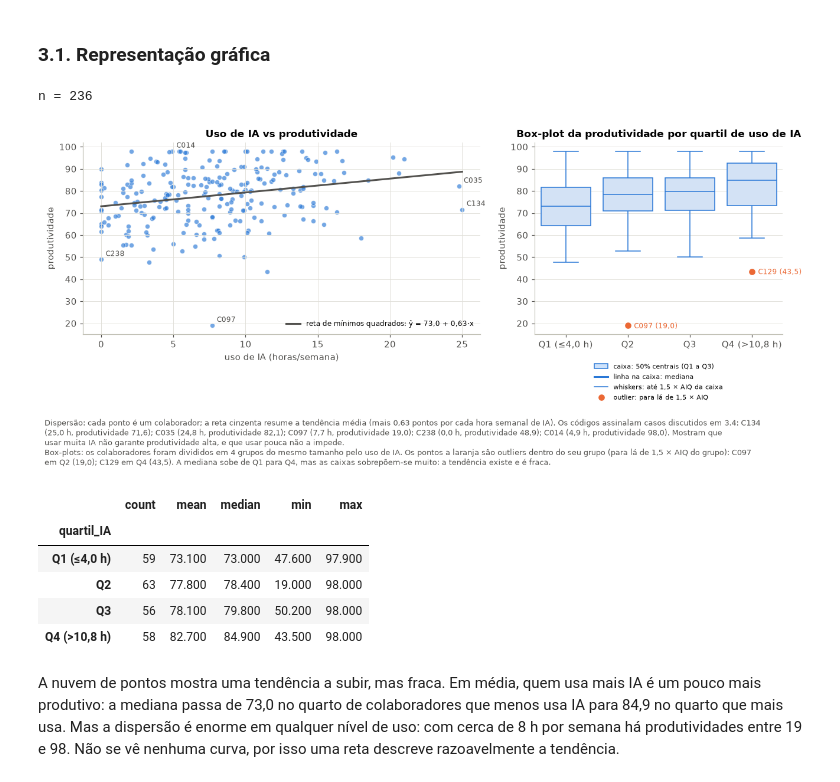
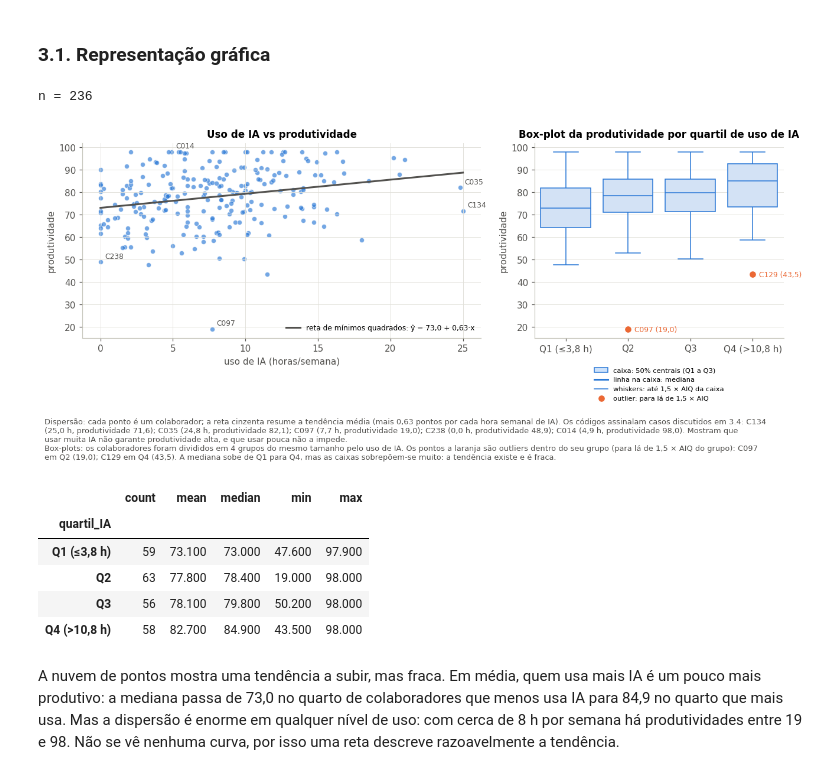
Before and after one commit to gcoutinho-ipca/tp1-mepa-ia-produtividade, a Jupyter notebook: TP1_MEPA_IA_Produtividade.ipynb, the cells around one changed output. Drawn from its saved outputs; the diff is of its cells as text; code cells hidden in the pictures.

```diff
--- a/TP1_MEPA_IA_Produtividade.ipynb
+++ b/TP1_MEPA_IA_Produtividade.ipynb
@@ -813,40 +816,38 @@ for cid in destaque:
 ax[0].set(title="Uso de IA vs produtividade", xlabel="uso de IA (horas/semana)", ylabel="produtividade")
 ax[0].legend(frameon=False, fontsize=8, loc="lower right")
 
 # divide os colaboradores em 4 grupos com o mesmo número de pessoas, por nível de uso de IA
-_, cortes = pd.qcut(d3.uso_ia_horas, 4, retbins=True)          # limites reais dos quartis
-d3["quartil_IA"] = pd.qcut(d3.uso_ia_horas, 4, labels=[f"Q1 (≤{fpt(cortes[1])} h)", "Q2", "Q3",
-                                                        f"Q4 (>{fpt(cortes[3])} h)"])
+d3["quartil_IA"] = pd.qcut(d3.uso_ia_horas, 4, labels=["Q1 (≤3,8 h)", "Q2", "Q3", "Q4 (>10,8 h)"])
 sns.boxplot(data=d3, x="quartil_IA", y="produtividade", ax=ax[1], color="#cde2fb", linecolor=AZUL,
             flierprops=dict(markerfacecolor=LARANJA, markeredgecolor="white", markersize=8))
 # outliers de cada grupo (a regra do box-plot aplica-se dentro de cada quartil)
 fora_q = []
 for k, (q, g) in enumerate(d3.groupby("quartil_IA", observed=True)):
     fo, _, _ = outliers_aiq(g.produtividade)
     for i, v in fo.items():
         fora_q.append((q, d3.loc[i, "id_colaborador"], v))
         ax[1].annotate(f"{d3.loc[i, 'id_colaborador']} ({fpt(v)})", (k, v), xytext=(7, -3),
                        textcoords="offset points", fontsize=8, color=LARANJA)
 ax[1].set(title="Box-plot da produtividade por quartil de uso de IA", xlabel="", ylabel="produtividade")
 legenda_boxplot(ax[1], cor_linhas=AZUL, ncol=1, y=-0.12)
 plt.tight_layout()
 casos = "; ".join(f"{cid} ({fpt(r.uso_ia_horas)} h, produtividade {fpt(r.produtividade)})"
                   for cid in destaque for _, r in d3[d3.id_colaborador == cid].iterrows())
 lista_q = "; ".join(f"{cid} em {str(q).split(' ')[0]} ({fpt(v)})" for q, cid, v in fora_q) or "nenhum"
 nota(fig, f"Dispersão: cada ponto é um colaborador; a reta cinzenta resume a tendência média (mais {fpt(b1, 2)} pontos por "
           f"cada hora semanal de IA). Os códigos assinalam casos discutidos em 3.4: {casos}. Mostram que usar muita IA não "
           f"garante produtividade alta, e que usar pouca não a impede.\n"
           f"Box-plots: os colaboradores foram divididos em 4 grupos do mesmo tamanho pelo uso de IA. Os pontos a laranja são "
           f"outliers dentro do seu grupo (para lá de 1,5 × AIQ do grupo): {lista_q}. A mediana sobe de Q1 para Q4, mas as "
           f"caixas sobrepõem-se muito: a tendência existe e é fraca.")
 guardar(fig, "fig_3_1_dispersao"); plt.show()
 display(d3.groupby("quartil_IA", observed=True).produtividade.agg(["count", "mean", "median", "min", "max"]).round(1))
 # %% [output]
 n = 236
-[figure, old version]
+[figure, new version]
 |  | count | mean | median | min | max |
 | quartil_IA |  |  |  |  |  |
-| Q1 (≤4,0 h) | 59 | 73.100 | 73.000 | 47.600 | 97.900 |
+| Q1 (≤3,8 h) | 59 | 73.100 | 73.000 | 47.600 | 97.900 |
 | Q2 | 63 | 77.800 | 78.400 | 19.000 | 98.000 |
 | Q3 | 56 | 78.100 | 79.800 | 50.200 | 98.000 |
 | Q4 (>10,8 h) | 58 | 82.700 | 84.900 | 43.500 | 98.000 |
```
Also changed, not shown: parts of 22 cells of this notebook.
